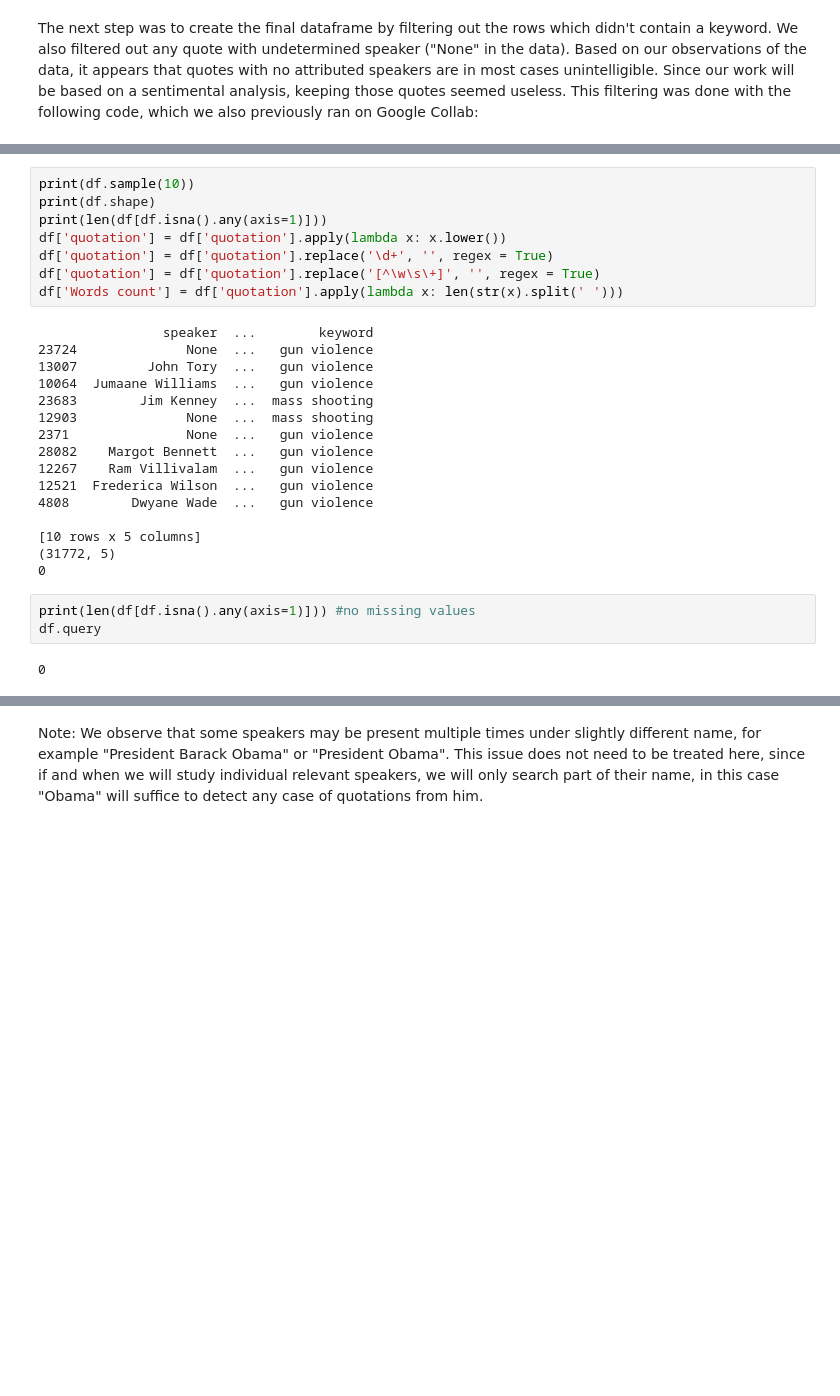
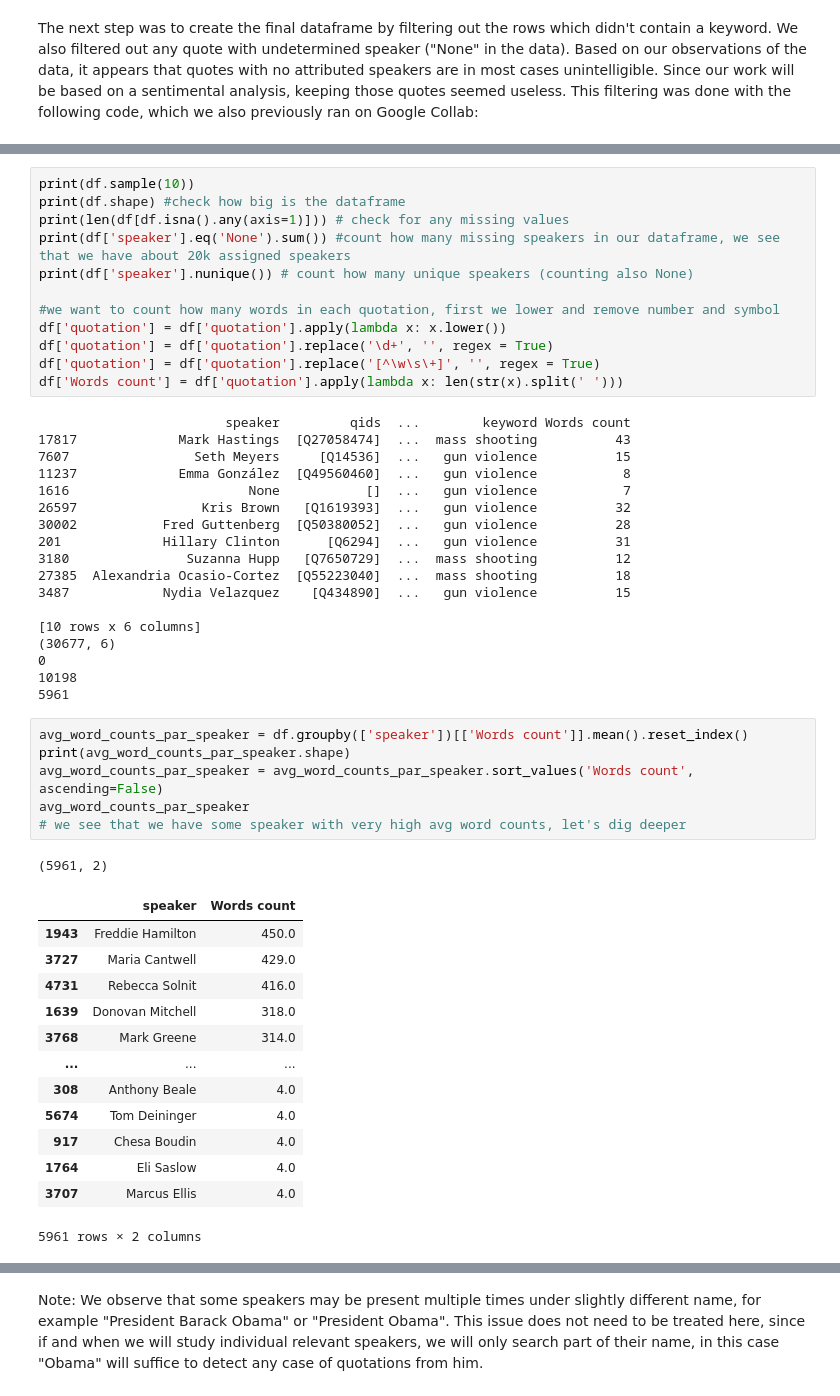
Before and after one commit to epfl-ada/ada-2021-project-lejt, a Jupyter notebook: Initial_Analysis.ipynb, the cells around one changed output, grey strips where cells are left out. Cells and saved outputs as stored; diff of their text form; blank space fills up the shorter version.

```diff
--- a/Initial_Analysis.ipynb
+++ b/Initial_Analysis.ipynb
@@ -65,30 +64,52 @@ list_dfs = []
 df = pd.concat(process_data(DATA_PATH, 2015, list_dfs), ignore_index=True)
 # %%
 print(df.sample(10))
-print(df.shape)
-print(len(df[df.isna().any(axis=1)]))
+print(df.shape) #check how big is the dataframe
+print(len(df[df.isna().any(axis=1)])) # check for any missing values
+print(df['speaker'].eq('None').sum()) #count how many missing speakers in our dataframe, we see that we have about 20k assigned speakers
+print(df['speaker'].nunique()) # count how many unique speakers (counting also None)
+
+#we want to count how many words in each quotation, first we lower and remove number and symbol
 df['quotation'] = df['quotation'].apply(lambda x: x.lower())
 df['quotation'] = df['quotation'].replace('\d+', '', regex = True)
 df['quotation'] = df['quotation'].replace('[^\w\s\+]', '', regex = True)
 df['Words count'] = df['quotation'].apply(lambda x: len(str(x).split(' ')))
 # %% [output]
-                speaker  ...        keyword
-23724              None  ...   gun violence
-13007         John Tory  ...   gun violence
-10064  Jumaane Williams  ...   gun violence
-23683        Jim Kenney  ...  mass shooting
-12903              None  ...  mass shooting
-2371               None  ...   gun violence
-28082    Margot Bennett  ...   gun violence
-12267    Ram Villivalam  ...   gun violence
-12521  Frederica Wilson  ...   gun violence
-4808        Dwyane Wade  ...   gun violence
+                        speaker         qids  ...        keyword Words count
+17817             Mark Hastings  [Q27058474]  ...  mass shooting          43
+7607                Seth Meyers     [Q14536]  ...   gun violence          15
+11237             Emma González  [Q49560460]  ...   gun violence           8
+1616                       None           []  ...   gun violence           7
+26597                Kris Brown   [Q1619393]  ...   gun violence          32
+30002           Fred Guttenberg  [Q50380052]  ...   gun violence          28
+201             Hillary Clinton      [Q6294]  ...   gun violence          31
+3180               Suzanna Hupp   [Q7650729]  ...  mass shooting          12
+27385  Alexandria Ocasio-Cortez  [Q55223040]  ...  mass shooting          18
+3487            Nydia Velazquez    [Q434890]  ...   gun violence          15
 
-[10 rows x 5 columns]
-(31772, 5)
+[10 rows x 6 columns]
+(30677, 6)
 0
+10198
+5961
-# %%
-print(len(df[df.isna().any(axis=1)])) #no missing values
-df.query
-# %% [output]
-0
+# %%
+avg_word_counts_par_speaker = df.groupby(['speaker'])[['Words count']].mean().reset_index()
+print(avg_word_counts_par_speaker.shape)
+avg_word_counts_par_speaker = avg_word_counts_par_speaker.sort_values('Words count', ascending=False)
+avg_word_counts_par_speaker
+# we see that we have some speaker with very high avg word counts, let's dig deeper
+# %% [output]
+(5961, 2)
+|  | speaker | Words count |
+| 1943 | Freddie Hamilton | 450.0 |
+| 3727 | Maria Cantwell | 429.0 |
+| 4731 | Rebecca Solnit | 416.0 |
+| 1639 | Donovan Mitchell | 318.0 |
+| 3768 | Mark Greene | 314.0 |
+| ... | ... | ... |
+| 308 | Anthony Beale | 4.0 |
+| 5674 | Tom Deininger | 4.0 |
+| 917 | Chesa Boudin | 4.0 |
+| 1764 | Eli Saslow | 4.0 |
+| 3707 | Marcus Ellis | 4.0 |
+5961 rows × 2 columns
```
Also changed, not shown: parts of 7 cells of this notebook, 1 other file.
